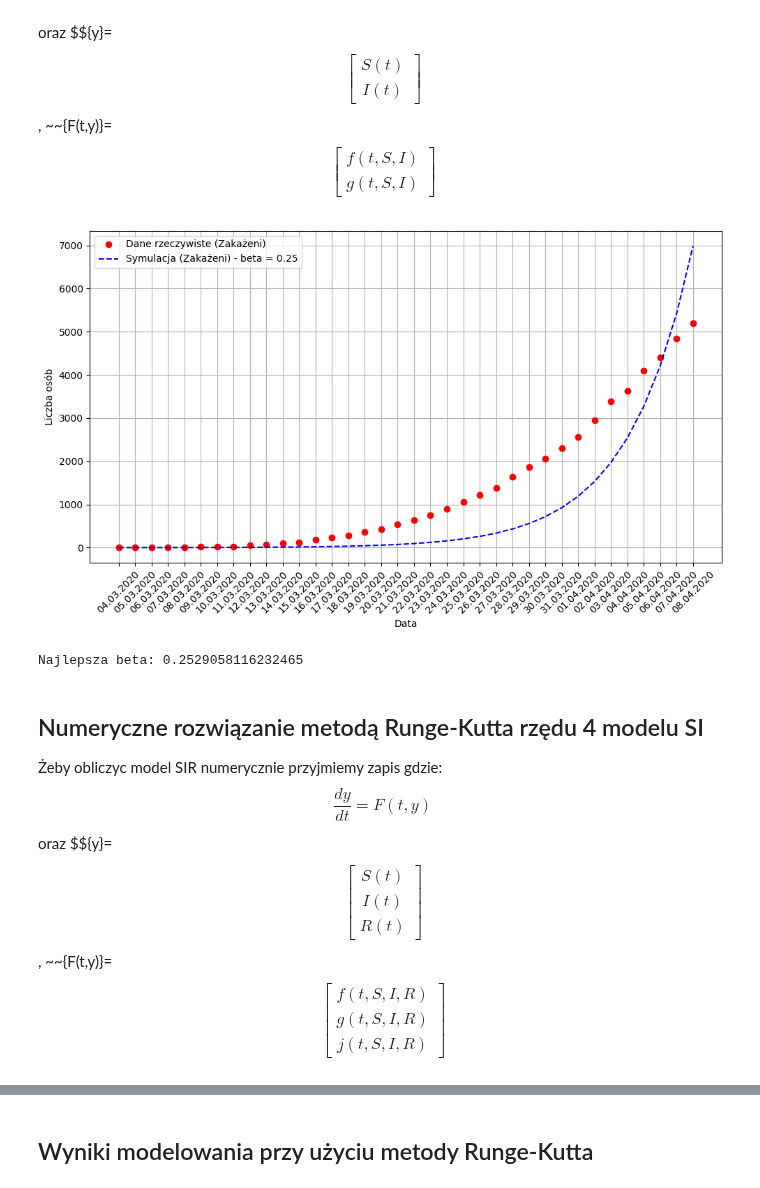
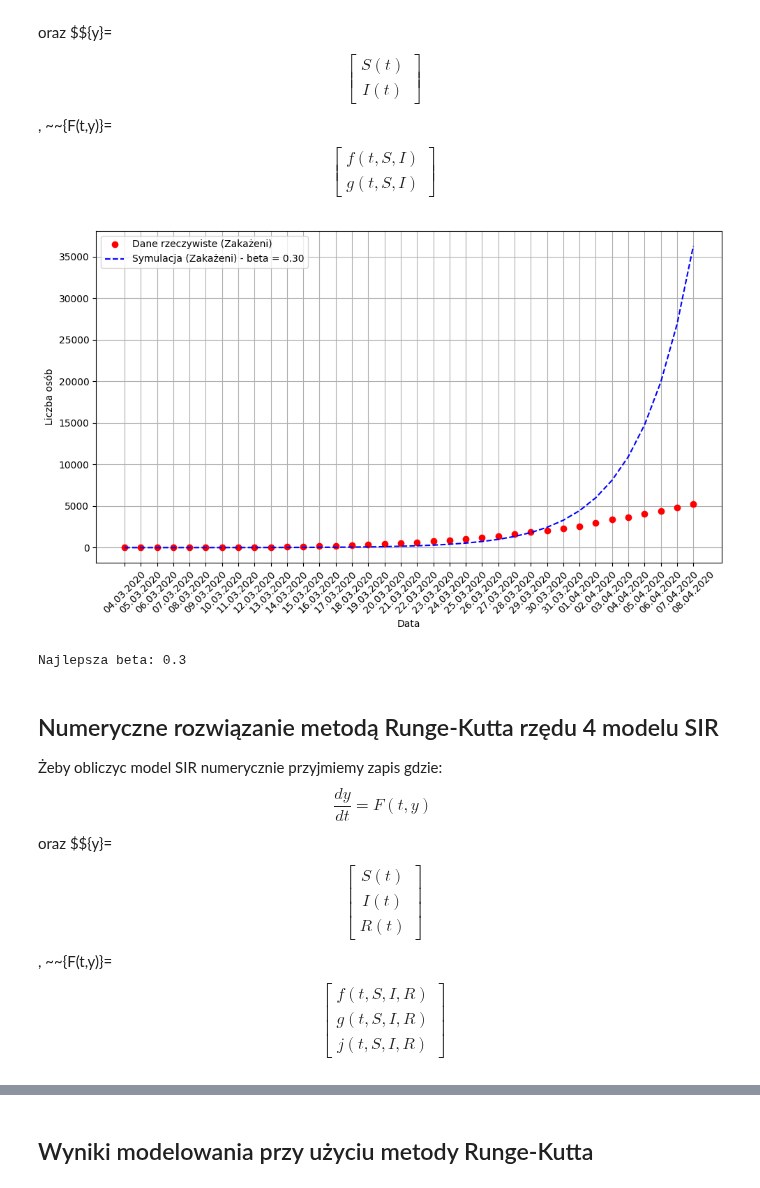
Before and after one commit to 277465/Modelowanie-Pandemii-Sars-cov-19, a Jupyter notebook: projekt.ipynb, the cells around one changed output, grey strips where cells are left out. Drawn from its saved outputs; the diff is of its cells as text; code cells hidden in the pictures.

```diff
--- a/projekt.ipynb
+++ b/projekt.ipynb
@@ -411,8 +411,8 @@ def mse(params):
     return mse_infected + mse_recovered
 
 # Zakres wartości dla beta i gamma
-beta_values = np.linspace(0.15, 0.4, 400)  # 50 wartości beta w przedziale [0, 1]
-gamma_values = np.linspace(0, 0.1, 400)  # 50 wartości gamma w przedziale [0, 1]
+beta_values = np.linspace(0.15, 0.4, 1000)  # 50 wartości beta w przedziale [0, 1]
+gamma_values = np.linspace(0, 0.1, 1000)  # 50 wartości gamma w przedziale [0, 1]
 
 # Inicjalizacja zmiennych do przechowywania najlepszych wyników
 best_mse = float('inf')  # Najlepszy MSE
@@ -553,41 +553,41 @@ def mse(beta):
     return np.mean((np.array(I_vals) - np.array(infected_data))**2)
 
 # Poszukiwanie najlepszego beta
-beta_values = np.linspace(0.2, 0.5, 500)  # Siatka wartości beta od 0 do 2
+beta_values = np.linspace(0.2, 0.5, 1000)  # Siatka wartości beta od 0 do 2
 mse_values = [mse(beta) for beta in beta_values]  # Obliczenie MSE dla każdej wartości beta
 
 # Znalezienie najlepszego beta (najmniejszy MSE)
-best_beta = beta_values[np.argmin(mse_values)]
-
+#best_beta = beta_values[np.argmin(mse_values)]
+best_beta = 0.3
 # Symulacja z najlepszym beta
 S, I = n - infected_data[0], infected_data[0]
 h = 1  # Krok czasowy (1 dzień)
 Irksi = [I]  # Zmienna, do której zapisujemy wartości zakażonych
 
 # Symulacja RK4 dla najlepszego beta
 for t in range(1, len(dates)):
     S, I = rk4_step(S, I, best_beta, n, h)
     Irksi.append(I)  # Zapisanie wartości zakażonych do Irksi
 
 # Wizualizacja wyników
 plt.figure(figsize=(10, 6))
 plt.plot(dates, infected_data, 'o', label='Dane rzeczywiste (Zakażeni)', color='red')
 plt.plot(dates, Irksi, label=f'Symulacja (Zakażeni) - beta = {best_beta:.2f}', linestyle='--', color='blue')
 plt.xticks(rotation=45)
 plt.xlabel("Data")
 plt.ylabel("Liczba osób")
 plt.grid(True)
 plt.legend()
 plt.tight_layout()
 plt.show()
 
 # Wyświetlenie najlepszego beta
 print(f"Najlepsza beta: {best_beta}")
 # %% [output]
-[figure, old version]
+[figure, new version]
-Najlepsza beta: 0.2529058116232465
+Najlepsza beta: 0.3
 # %% [markdown]
-## Numeryczne rozwiązanie metodą Runge-Kutta rzędu 4 modelu SI
+## Numeryczne rozwiązanie metodą Runge-Kutta rzędu 4 modelu SIR
 Żeby obliczyc model SIR numerycznie przyjmiemy zapis gdzie:
 $$\frac{dy}{dt} = F(t, y)$$
 oraz
```
Also changed, not shown: parts of 8 cells of this notebook.
